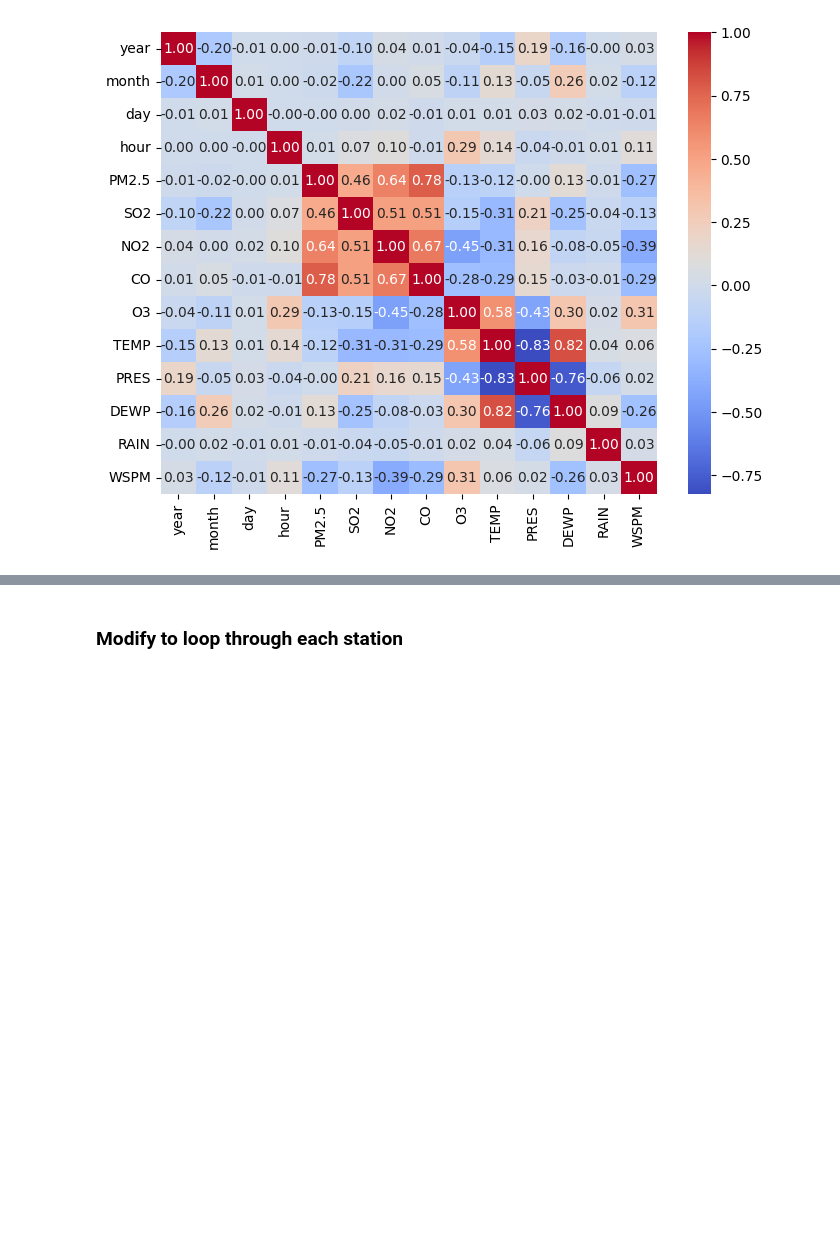
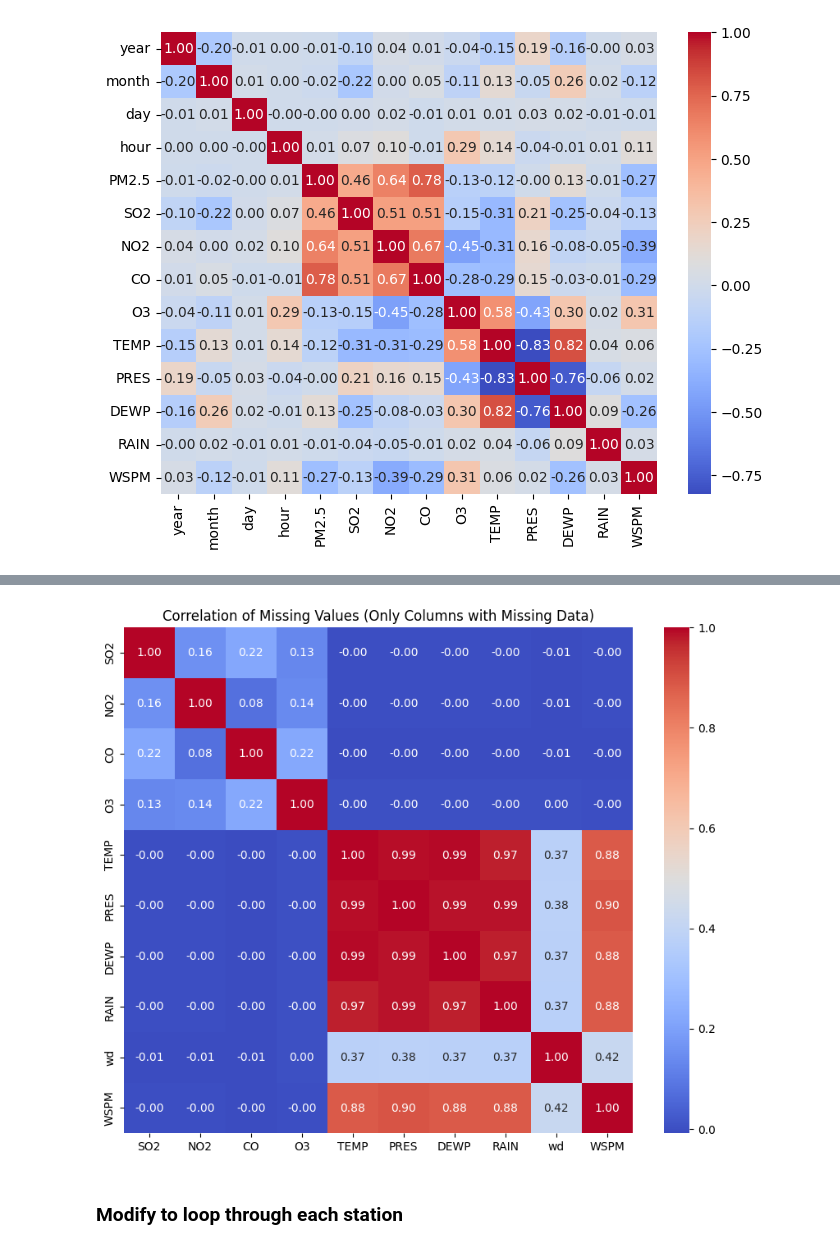
Before and after one commit to perujuice/AirQ_beijing, a Jupyter notebook: model.ipynb, the cells around one changed output, grey strips where cells are left out. Cells and saved outputs as stored; diff of their text form; code cells hidden in the pictures; blank space fills up the shorter version.

```diff
--- a/model.ipynb
+++ b/model.ipynb
@@ -191,0 +287,3 @@ array(['Aotizhongxin', 'Changping', 'Dingling', 'Dongsi', 'Guanyuan',
+# %%
+df_clean = df.dropna(subset=["PM2.5"])
+df_clean.isna().sum()
@@ -219,3 +349,20 @@ plt.show()
+# %%
+df_missing = df_clean.isna().astype(int)
+
+# Filter: Keep only columns that have at least one missing value (variance > 0)
+# This removes 'year', 'month', 'station'.
+df_missing_varied = df_missing.loc[:, df_missing.std() > 0]
+
+# Calculate correlation on just the relevant columns
+missing_corr = df_missing_varied.corr()
+
+# Plot
+plt.figure(figsize=(10, 8))
+sns.heatmap(missing_corr, annot=True, fmt=".2f", cmap="coolwarm", cbar=True)
+plt.title("Correlation of Missing Values (Only Columns with Missing Data)")
+plt.show()
+# %% [output]
+[figure, added]
 # %% [markdown]
 ### Modify to loop through each station
 # %%
```
Also changed, not shown: parts of 16 cells of this notebook.
